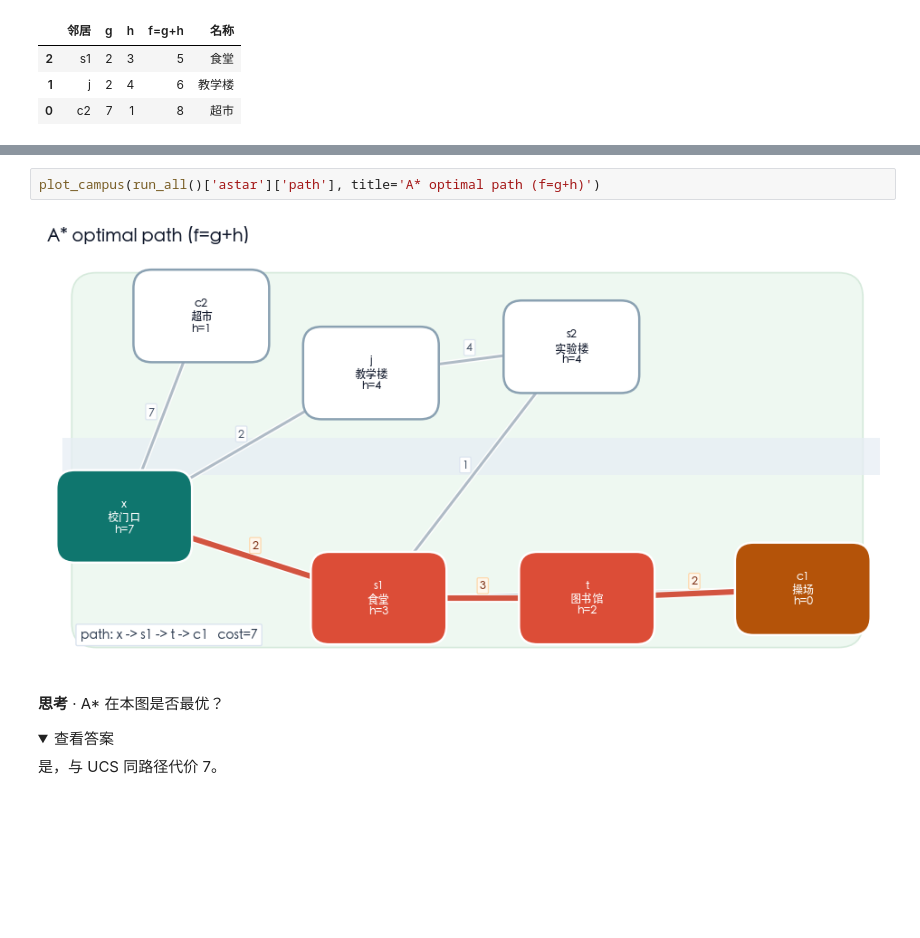
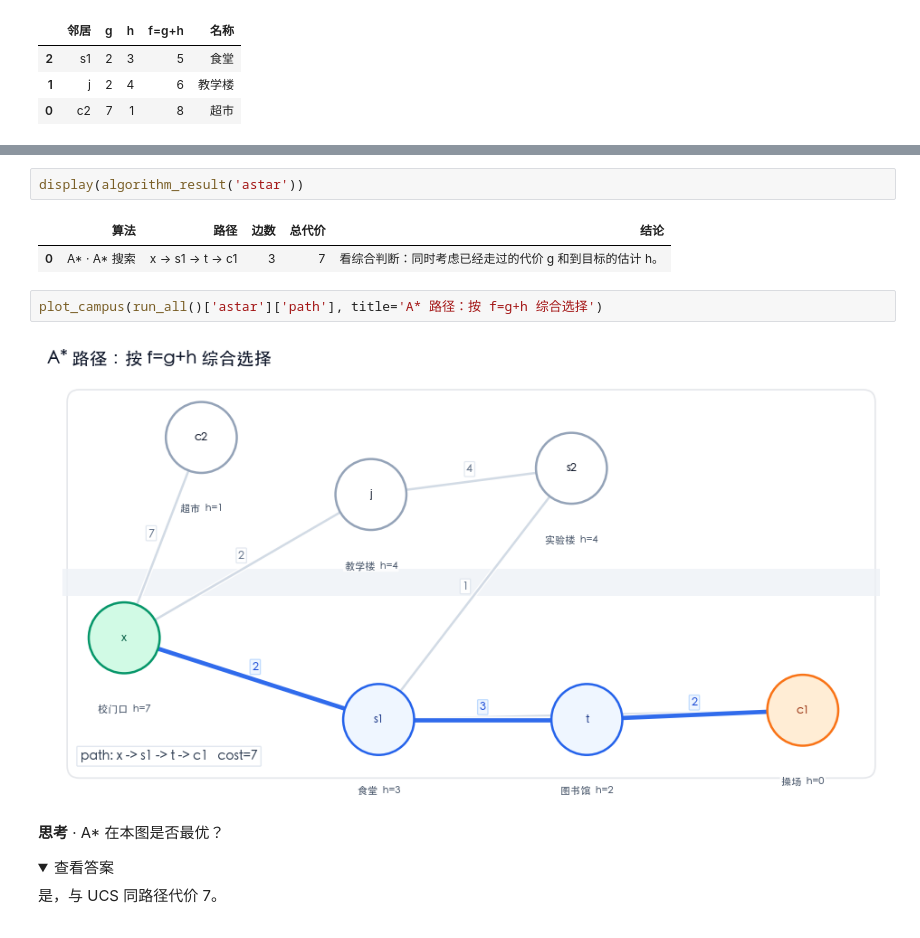
Before and after one commit to zhesun-0209/ai-thinking-labs, a Jupyter notebook: notebooks/ch05_campus_search.ipynb, the cells around one changed output, grey strips where cells are left out. Drawn from its saved outputs; the diff is of its cells as text; folded sections open; blank space fills up the shorter version.

```diff
--- a/notebooks/ch05_campus_search.ipynb
+++ b/notebooks/ch05_campus_search.ipynb
@@ -293,7 +276,12 @@ A*: Priority queue / 优先队列 frontier 动画
+# %%
+display(algorithm_result('astar'))
+# %% [output]
+|  | 算法 | 路径 | 边数 | 总代价 | 结论 |
+| 0 | A* · A* 搜索 | x → s1 → t → c1 | 3 | 7 | 看综合判断：同时考虑已经走过的代价 g 和到目标的估计 h。 |
 # %%
-plot_campus(run_all()['astar']['path'], title='A* optimal path (f=g+h)')
+plot_campus(run_all()['astar']['path'], title='A* 路径：按 f=g+h 综合选择')
 # %% [output]
-[figure, old version]
+[figure, new version]
 # %% [markdown]
 **思考** · A* 在本图是否最优？
 
```
Also changed, not shown: parts of 57 cells of this notebook, 4 other files.
